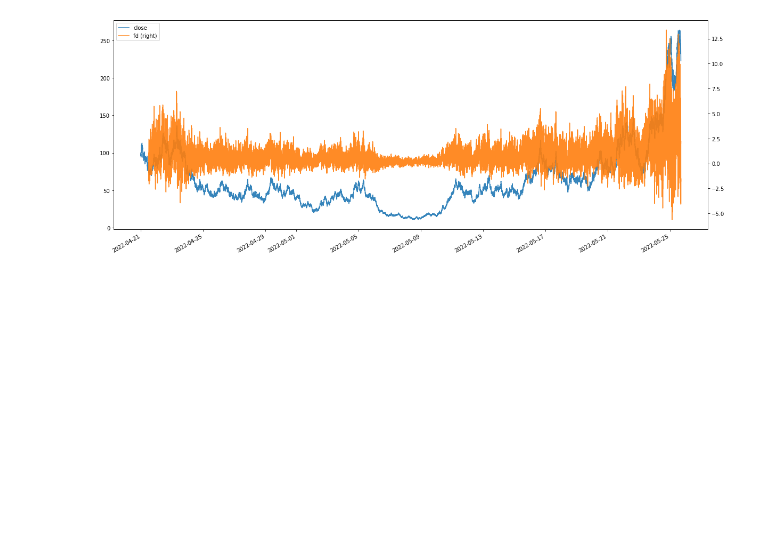
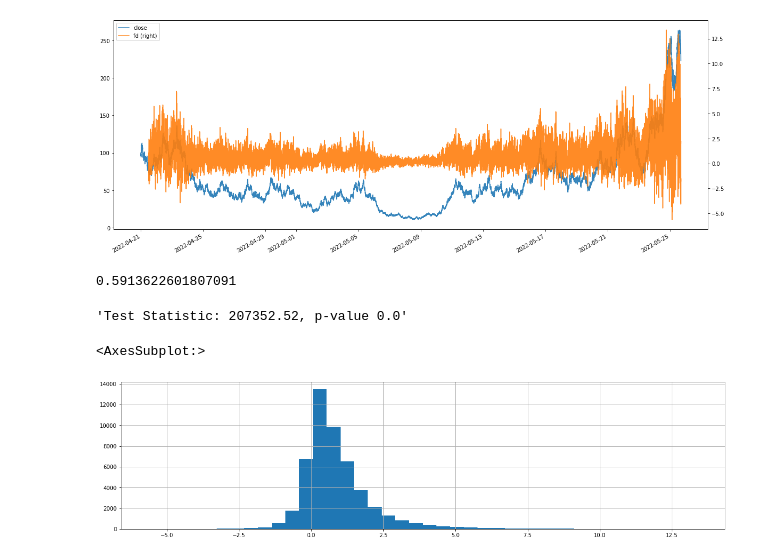
Before and after one commit to maxgao18/AFML, a Jupyter notebook: 5.5.ipynb, the cells around one changed output. Cells and saved outputs as stored; diff of their text form; code cells hidden in the pictures; blank space fills up the shorter version.

```diff
--- a/5.2.ipynb
+++ b/5.5.ipynb
@@ -25,3 +25,19 @@ data[["close", "fd"]].plot(secondary_y="fd", figsize=(20, 8), alpha=0.9)
 # %% [output]
 <AxesSubplot:>
 [figure]
+# %%
+data["fd"].corr(data["close"])
+# %% [output]
+0.5913622601807091
+# %%
+import statsmodels.stats.stattools as st
+
+s, p, _, _ = st.jarque_bera(data["fd"].dropna())
+f"Test Statistic: {s:.2f}, p-value {p}"
+# %% [output]
+'Test Statistic: 207352.52, p-value 0.0'
+# %%
+data["fd"].hist(bins=40)
+# %% [output]
+<AxesSubplot:>
+[figure, added]
```
Also changed, not shown: 1 other file.
